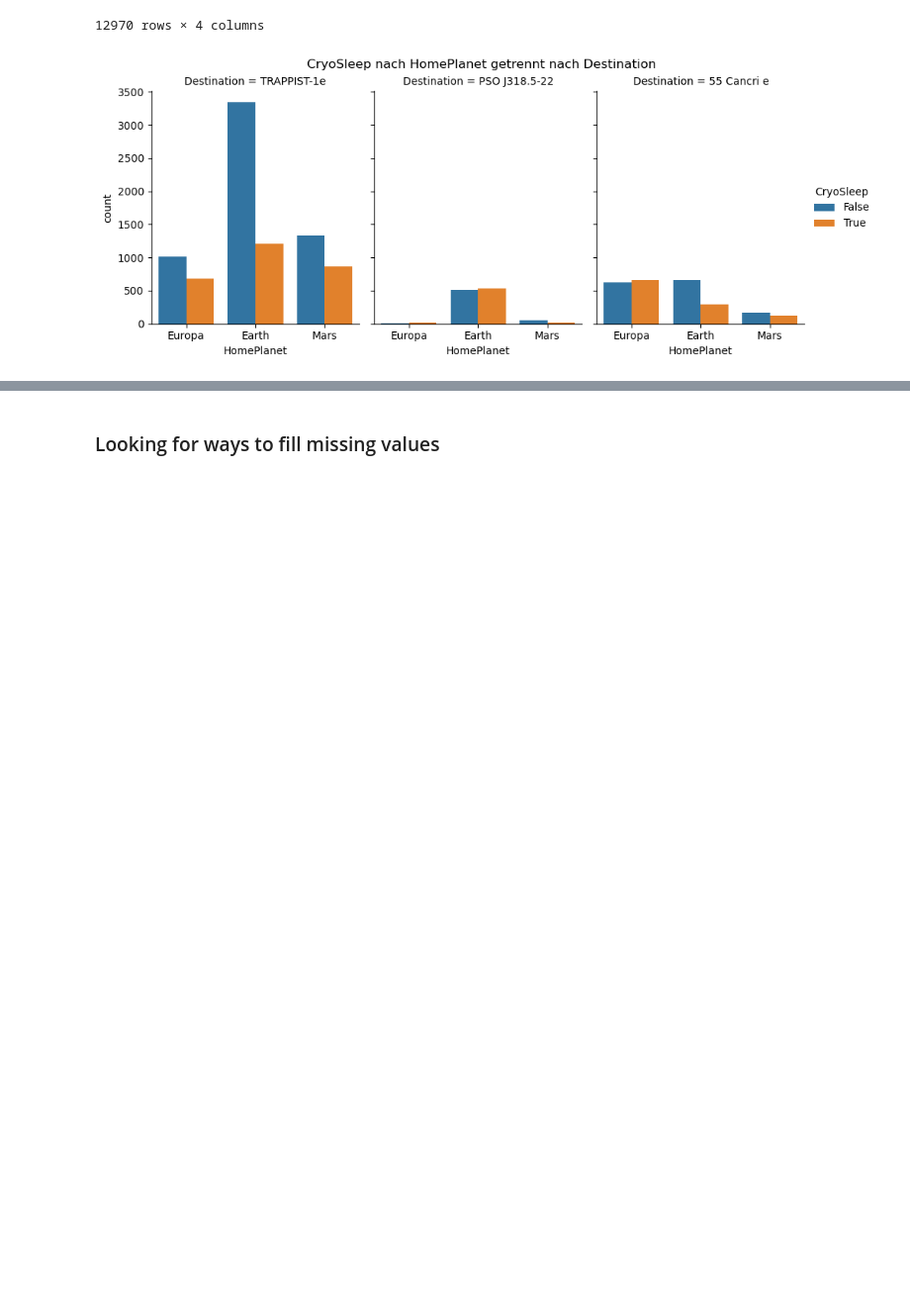
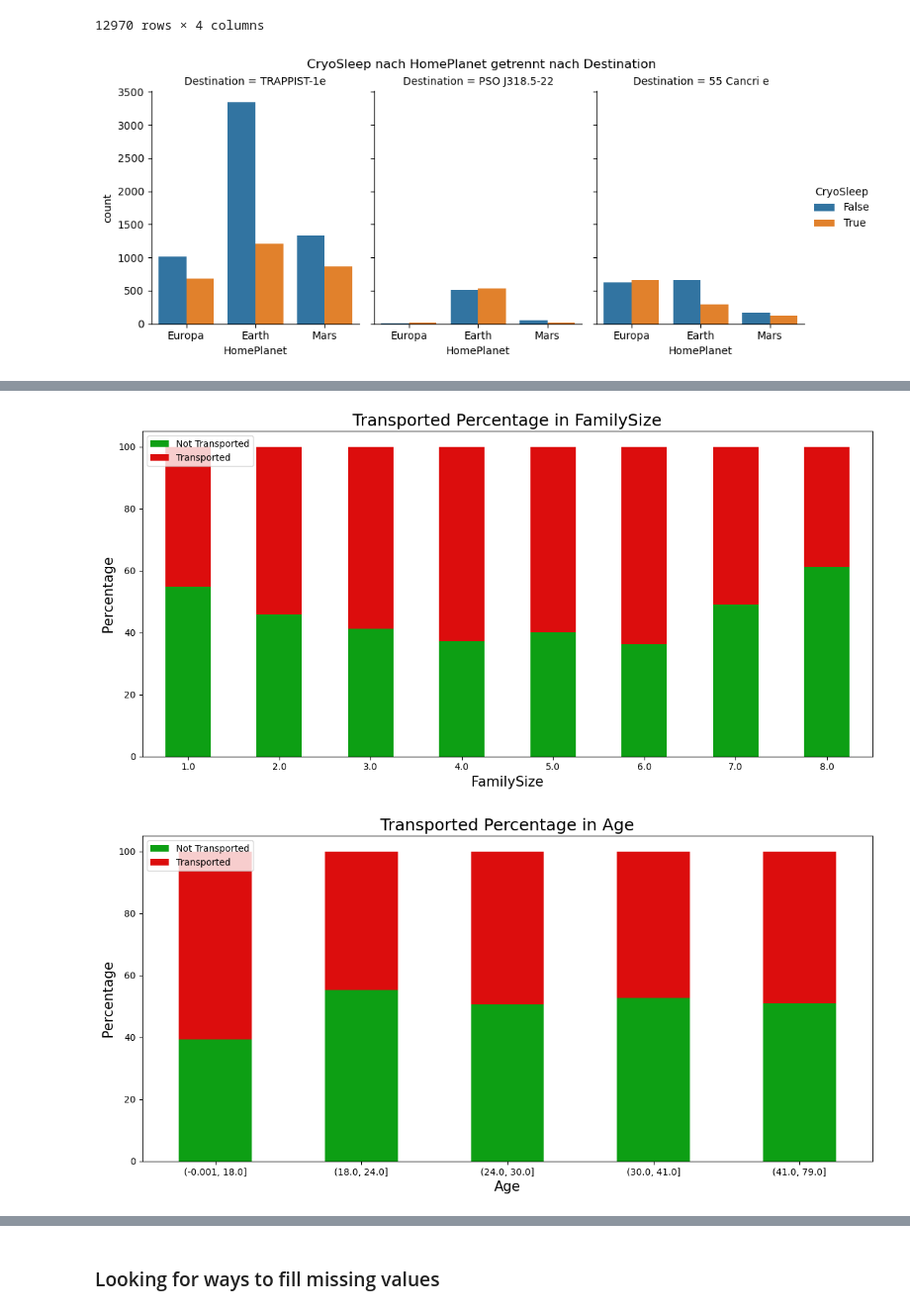
Before and after one commit to aKravtschenko/learning_ml, a Jupyter notebook: spaceship-titanic.ipynb, the cells around one changed output, grey strips where cells are left out. Shown at 99% size. Cells and saved outputs as stored; diff of their text form; code cells hidden in the pictures; blank space fills up the shorter version.

```diff
--- a/spaceship-titanic.ipynb
+++ b/spaceship-titanic.ipynb
@@ -211,23 +188,28 @@ plt_dist_for_col(combined, "Destination", "Transported")
+# %%
+def plt_dist_for_col(df, col, hue, bin=None):
+
+    if bin is not None:
+        col_binned = pd.qcut(df[col], bin, duplicates="drop")
+
+    else:
+        col_binned = df[col]
+
+    pivot = pd.crosstab(col_binned, df[hue])
+    percentages = pivot.div(pivot.sum(axis=1), axis=0) * 100
+
+    fig, ax = plt.subplots(figsize=(12, 6))
+    percentages.plot(kind="bar", stacked=True, ax=ax, color=["#0d9f14", "#dc0d0d"])
+    plt.xlabel(col, size=15)
+    plt.ylabel("Percentage", size=15)
+    plt.title("{} Percentage in {}".format(hue, col), size=18)
+    plt.legend(["Not {}".format(hue), hue], loc="upper left")
+    plt.xticks(rotation=0)
+    plt.tight_layout()
+    plt.show()
 # %%
 test = combined.copy()
 test["Deck"] = test["Cabin"].apply(lambda x: str(x).split("/")[0] if pd.notnull(x) else "M")  # M = Missing
 test["Side"] = test["Cabin"].apply(lambda x: str(x).split("/")[2] if pd.notnull(x) else "M")
-
-
-def plt_dist_for_col(df, col, hue):
-
-    pivot = df.groupby([col, hue]).size().unstack(fill_value=0)
-    percentages = pivot.div(pivot.sum(axis=1), axis=0) * 100
-
-    fig, ax = plt.subplots(figsize=(12, 6))
-    percentages.plot(kind="bar", stacked=True, ax=ax, color=["#0d9f14", "#dc0d0d"])
-    plt.xlabel(col, size=15)
-    plt.ylabel("Percentage", size=15)
-    plt.title("{} Percentage in {}".format(hue, col), size=18)
-    plt.legend(["Not {}".format(hue), hue], loc="upper left")
-    plt.xticks(rotation=0)
-    plt.tight_layout()
-    plt.show()
 
 
 plt_dist_for_col(test, "Deck", "Transported")
@@ -244,0 +232,6 @@ plt_dist_for_col(test, "Side", "VIP")
+# %%
+plt_dist_for_col(combined, "FamilySize", "Transported")
+plt_dist_for_col(combined, "Age", "Transported", 5)
+# %% [output]
+[figure, added]
+[figure, added]
```
Also changed, not shown: parts of 11 cells of this notebook, 1 other file.
